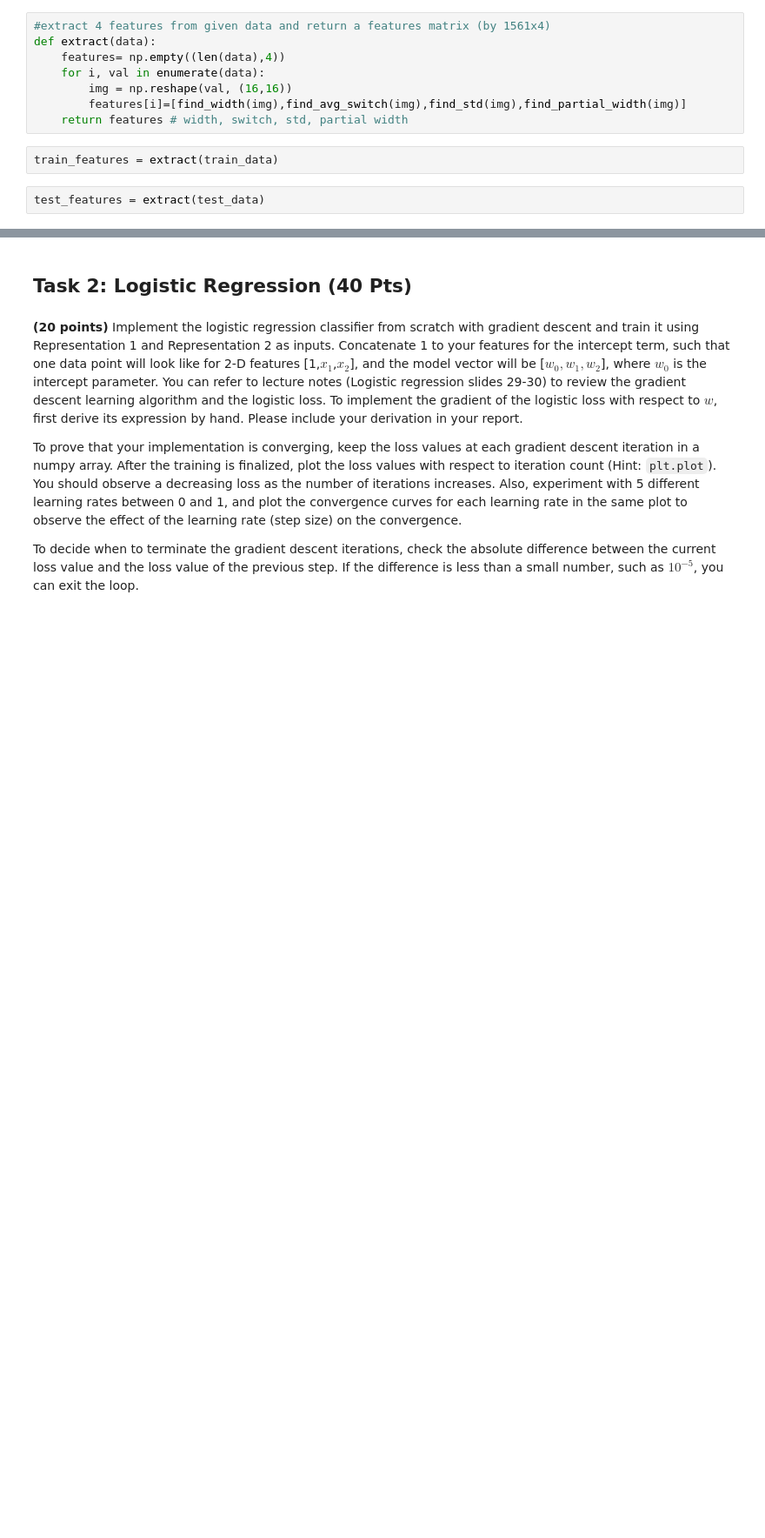
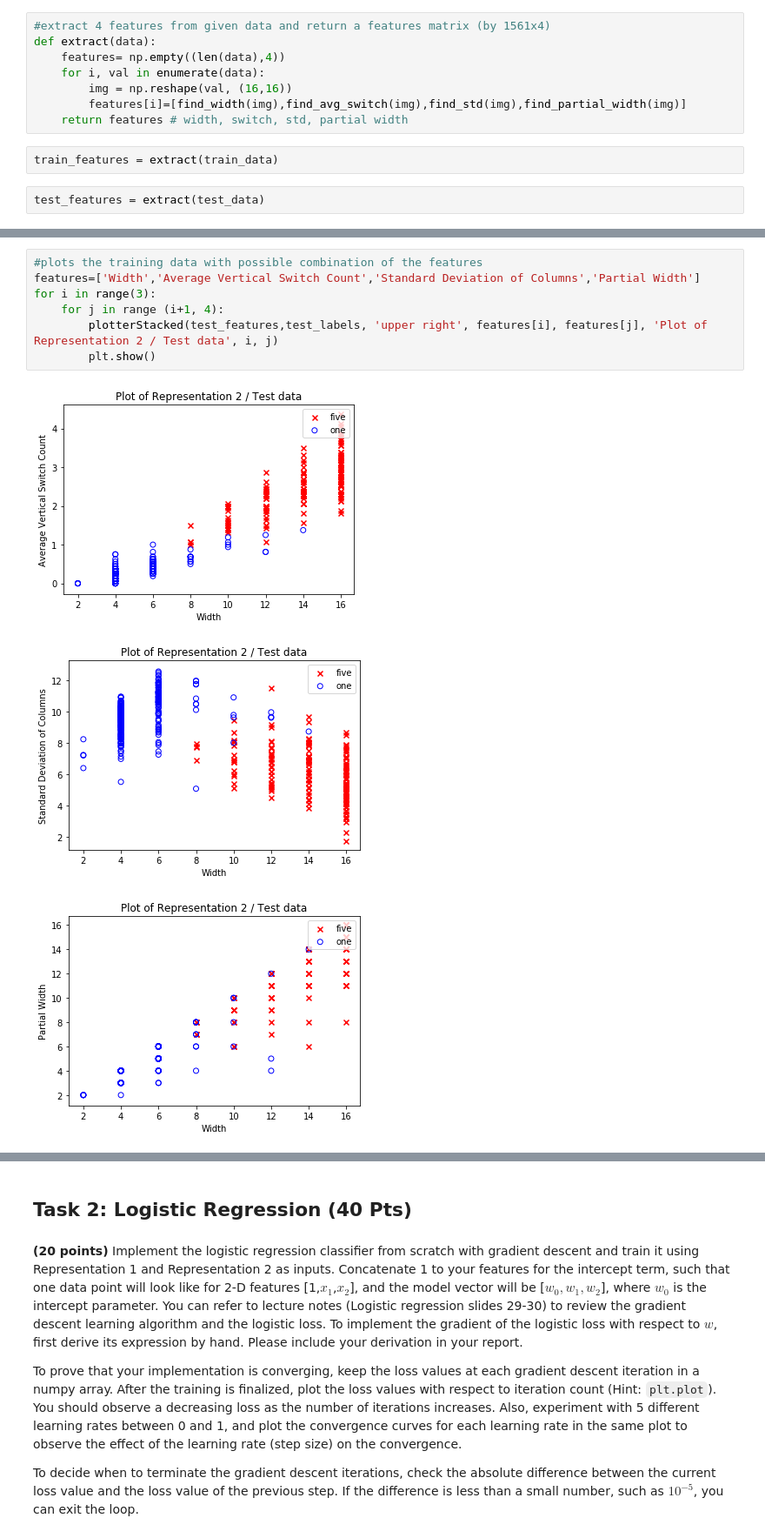
Before and after one commit to yavuzDemir21/Machine-Learning-Digit-Classifier, a Jupyter notebook: SolnTemplate_Yavuz.ipynb, the cells around one changed output, grey strips where cells are left out. Shown at 87% size. Cells and saved outputs as stored; diff of their text form; blank space fills up the shorter version.

```diff
--- a/SolnTemplate_Yavuz.ipynb
+++ b/SolnTemplate_Yavuz.ipynb
@@ -170,0 +172,11 @@ for i in range(3):
+# %%
+#plots the training data with possible combination of the features
+features=['Width','Average Vertical Switch Count','Standard Deviation of Columns','Partial Width']
+for i in range(3):
+    for j in range (i+1, 4):
+        plotterStacked(test_features,test_labels, 'upper right', features[i], features[j], 'Plot of Representation 2 / Test data', i, j)
+        plt.show()
+# %% [output]
+[figure, added]
+[figure, added]
+[figure, added]
```
Also changed, not shown: parts of 13 cells of this notebook.
